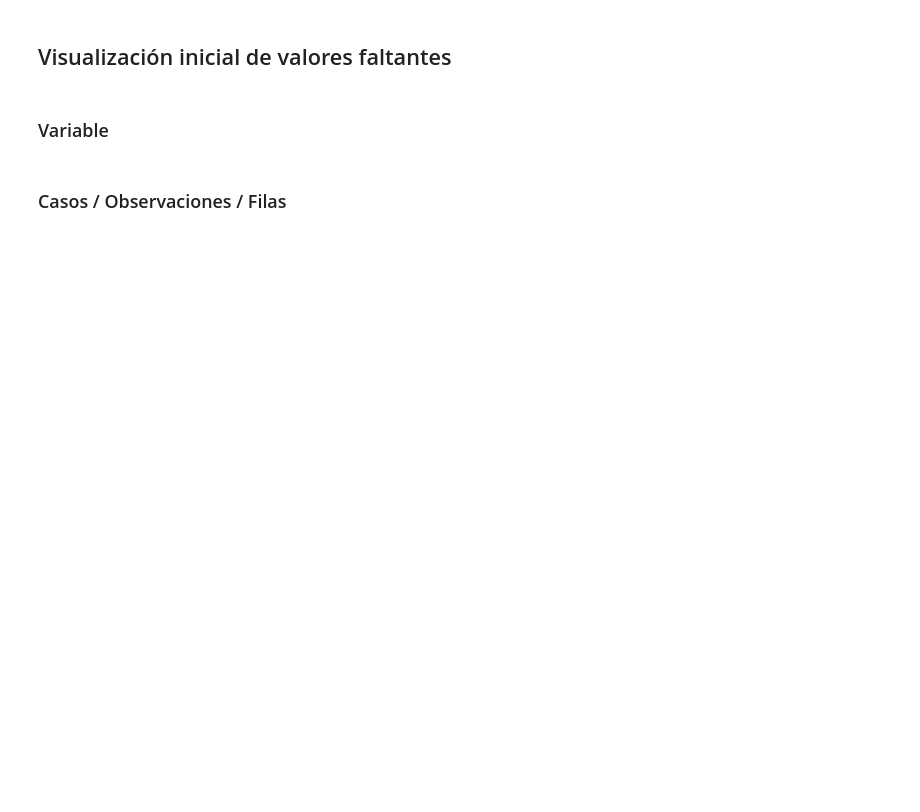
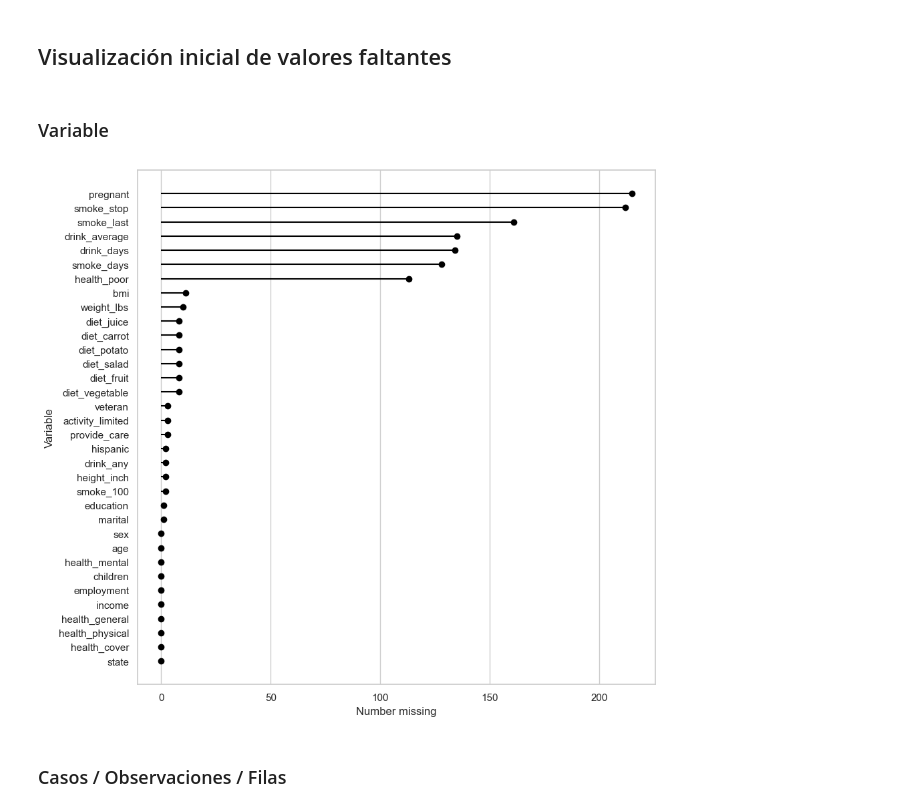
Before and after one commit to RaymundoSGlz/Manejo-de-datos-faltantes, a Jupyter notebook: live-exploration-missing-values.ipynb, the cells around one changed output. Cells and saved outputs as stored; diff of their text form; code cells hidden in the pictures; blank space fills up the shorter version.

```diff
--- a/live-exploration-missing-values.ipynb
+++ b/live-exploration-missing-values.ipynb
@@ -90,5 +412,10 @@ sns.set_style("whitegrid")
 ## Visualización inicial de valores faltantes
 # %% [markdown]
 ### Variable
+# %%
+# Gráfica de paletas
+riskfactors_df.missing.missing_variable_plot()
+# %% [output]
+[figure, added]
 # %% [markdown]
 ### Casos / Observaciones / Filas
```
Also changed, not shown: parts of 41 cells of this notebook, 6 other files.
